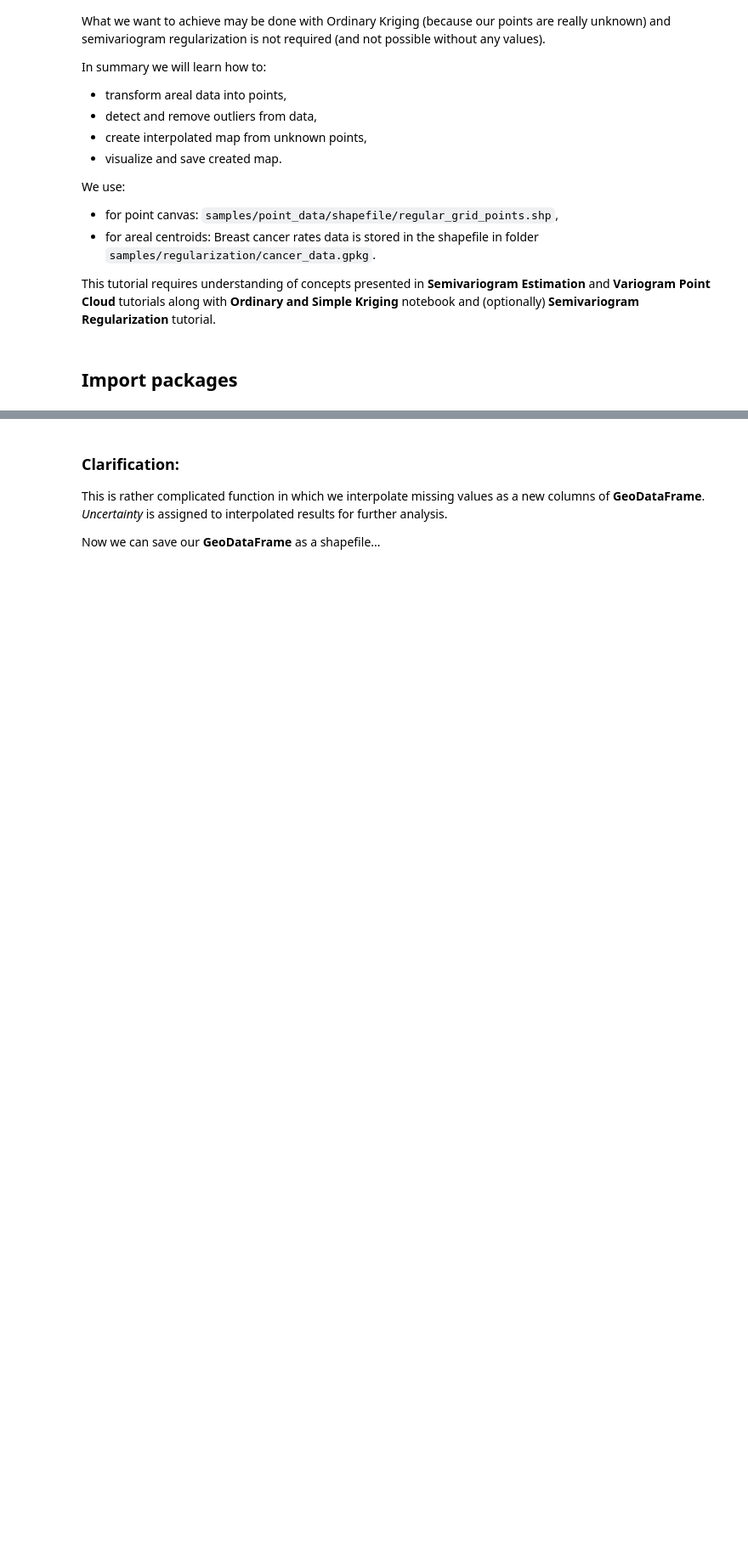
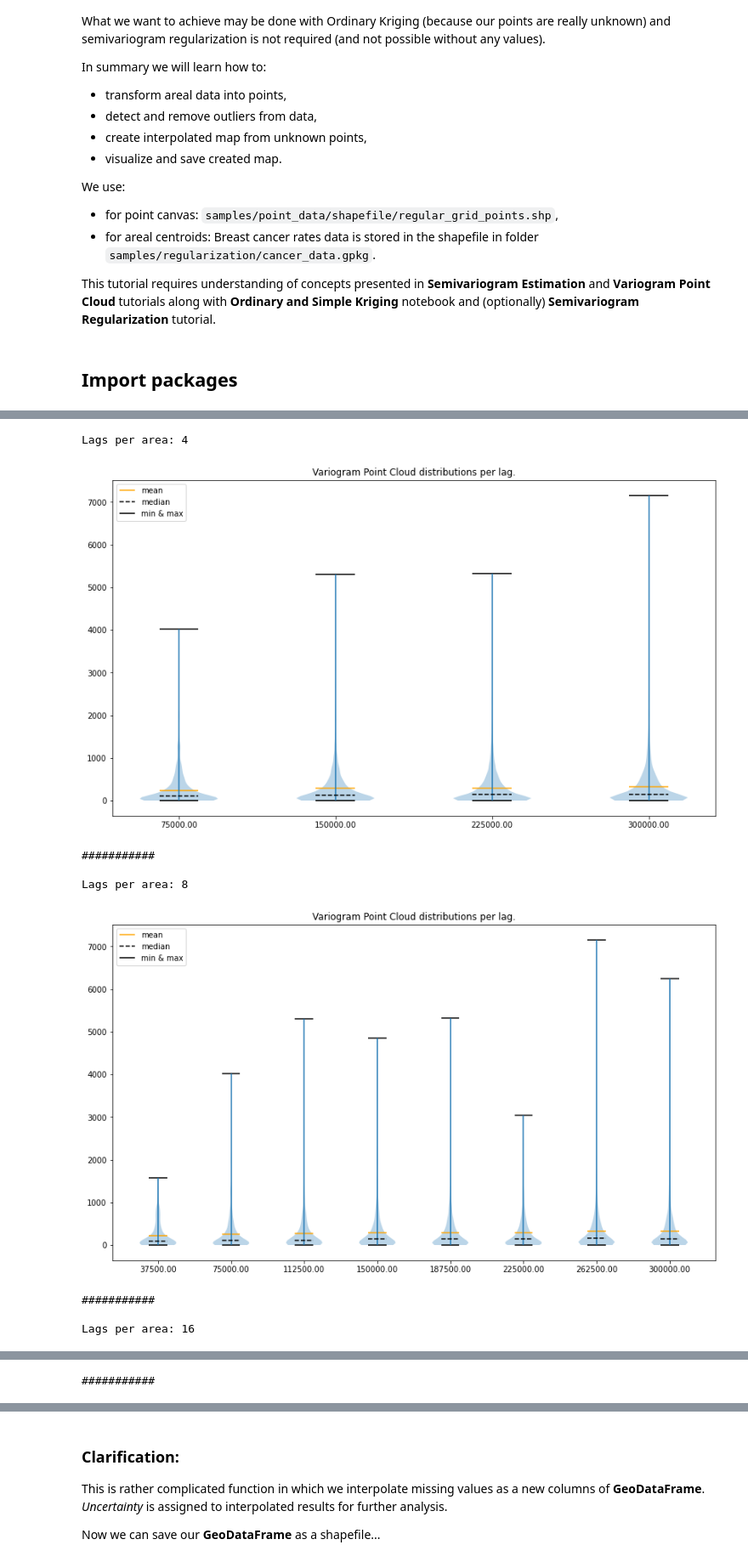
Before and after one commit to DataverseLabs/pyinterpolate, a Jupyter notebook: tutorials/Blocks to points Ordinary Kriging interpolation (Intermediate).ipynb, the cells around one changed output, grey strips where cells are left out. Shown at 85% size. Drawn from its saved outputs; the diff is of its cells as text; code cells hidden in the pictures; blank space fills up the shorter version.

Commit message:
updated blocks to points OK tutorial

```diff
--- a/tutorials/Blocks to points Ordinary Kriging interpolation (Intermediate).ipynb
+++ b/tutorials/Blocks to points Ordinary Kriging interpolation (Intermediate).ipynb
@@ -274,0 +78,15 @@ for idx, semi_model in enumerate(theoretical_semivariograms):
+# %%
+# Read and prepare data
+
+DATASET = 'samples/regularization/cancer_data.gpkg'
+POLYGON_LAYER = 'areas'
+GEOMETRY_COL = 'geometry'
+POLYGON_ID = 'FIPS'
+POLYGON_VALUE = 'rate'
+MAX_RANGE = 400000
+STEP_SIZE = 40000
+
+AREAL_INPUT = Blocks()
+AREAL_INPUT.from_file(DATASET, value_col=POLYGON_VALUE, index_col=POLYGON_ID, layer_name=POLYGON_LAYER)
+
+AREAL_INPUT.data.head()
@@ -274,0 +100,3 @@ for idx, semi_model in enumerate(theoretical_semivariograms):
+# %%
+areal_centroids = AREAL_INPUT.data[['centroid.x', 'centroid.y', 'rate']].values
+areal_centroids[0]
@@ -274,0 +109,29 @@ for idx, semi_model in enumerate(theoretical_semivariograms):
+# %%
+# Create analysis parameters
+
+maximum_range = 300000
+
+number_of_lags = [4, 8, 16]
+step_sizes = [maximum_range / x for x in number_of_lags]
+
+variogram_clouds = []
+
+for step_size in step_sizes:
+    vc = VariogramCloud(input_array=areal_centroids, step_size=step_size, max_range=maximum_range+step_size)
+    variogram_clouds.append(vc)
+# %%
+for vc in variogram_clouds:
+    print(f'Lags per area: {len(vc.lags)}')
+    print('')
+    vc.plot('violin')
+    print('\n###########\n')
+# %% [output]
+Lags per area: 4
+[figure, added]
+###########
+
+Lags per area: 8
+[figure, added]
+###########
+
+Lags per area: 16
@@ -274,0 +139 @@ for idx, semi_model in enumerate(theoretical_semivariograms):
+###########
```
Also changed, not shown: parts of 46 cells of this notebook, 4 other files.
